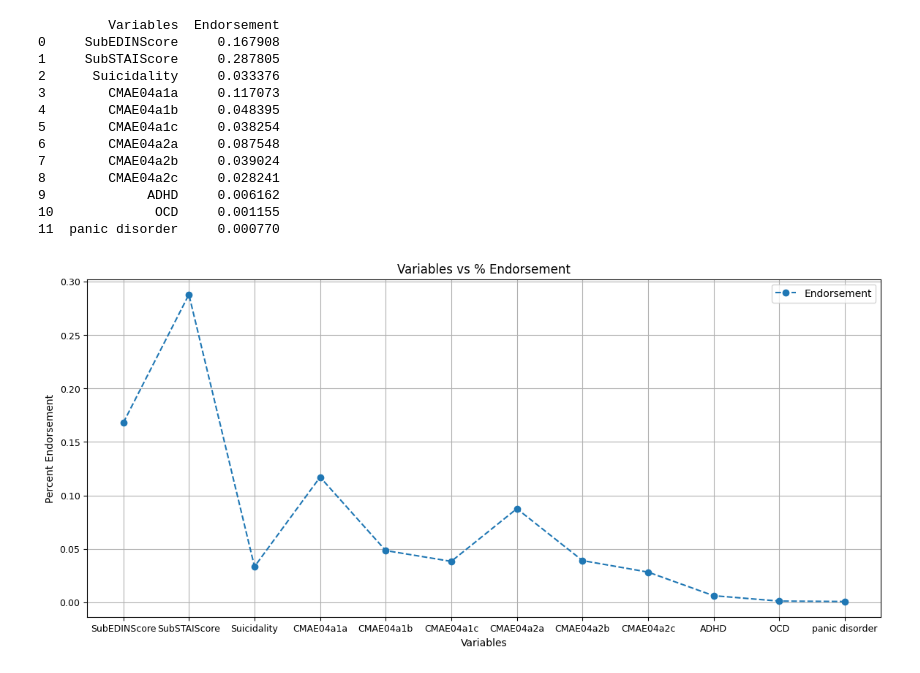
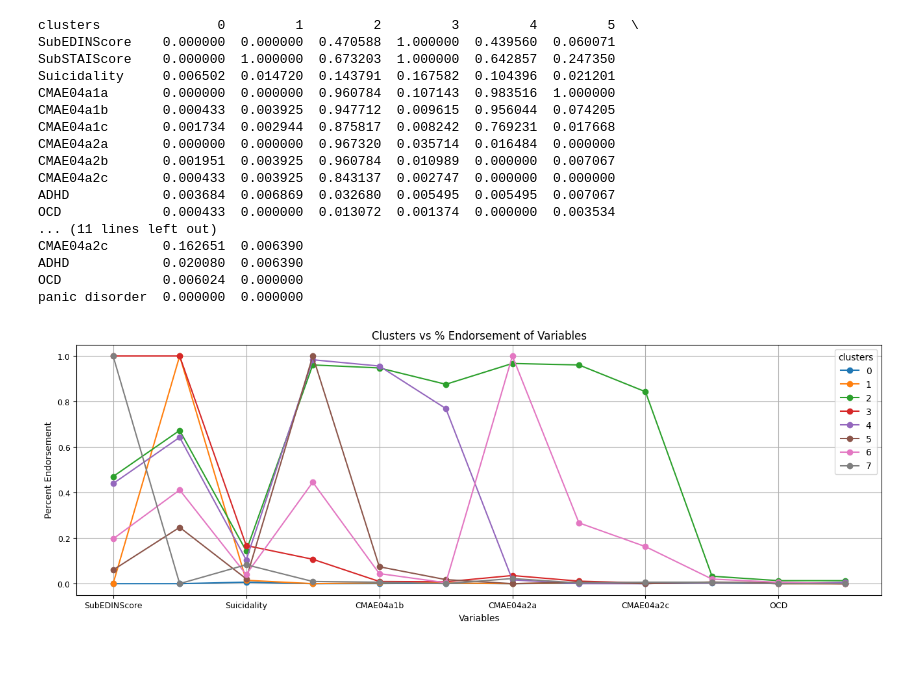
Before and after one commit to ohunger/Research_Owen-Evan-Hetanshee, a Jupyter notebook: cluster.ipynb, the cells around one changed output. Cells and saved outputs as stored; diff of their text form; code cells hidden in the pictures.

```diff
--- a/cluster.ipynb
+++ b/cluster.ipynb
@@ -1,60 +1,53 @@
 # %%
 import numpy as np
 import pandas as pd
 
 from sklearn import datasets
 import matplotlib.pyplot as plt
 from sklearn.cluster import KMeans
 from sklearn.decomposition import PCA
 from pathlib import Path
 from sklearn.preprocessing import StandardScaler
 from mpl_toolkits.mplot3d import Axes3D
 from sklearn.datasets import make_blobs
 
-csv = Path('Research_Owen-Evan-main').with_name('Markers.CSV')
+csv = Path('Research_Owen-Evan-main').with_name('Clusters.CSV') # exported Hetanshees cluster dataset
 df = pd.read_csv(csv)
 
 def main():
-    x = df
-    x.drop(columns=["PublicID"], inplace=True)  #dropping non int columns
-    x.drop(columns=["Unnamed: 0"], inplace=True)
-    x = x.fillna(0)
+    plottin(df)
 
-    plottin(x)
-    #x = StandardScaler().fit_transform(x)
+def plottin(dataf):
+    #copy = pd.DataFrame({'Variables':['SubEDINScore', 'SubSTAIScore', 'Suicidality', 'CMAE04a1a', 'CMAE04a1b','CMAE04a1c','CMAE04a2a','CMAE04a2b','CMAE04a2c','ADHD','OCD','panic disorder']})
+    copy = pd.DataFrame()
+    copy = dataf.groupby('clusters')[['SubEDINScore', 'SubSTAIScore', 'Suicidality', 'CMAE04a1a', 'CMAE04a1b','CMAE04a1c','CMAE04a2a','CMAE04a2b','CMAE04a2c','ADHD','OCD','panic disorder']].mean()
+    copy = copy.T
+    print(copy)
+
+    copy.plot(figsize=(16,5),fontsize=9, marker = 'o',
+                        linestyle = '-',title = "Clusters vs % Endorsement of Variables",grid=True,
+                        xlabel = 'Variables',ylabel = 'Percent Endorsement')
+
+    #plt.show()
 
 
-#function for plotting. I'm  not sure what they really mean by the task this is my best attempt for now
-def plottin(dataf):
-    copy = pd.DataFrame({'Variables':['SubEDINScore', 'SubSTAIScore', 'Suicidality', 'CMAE04a1a', 'CMAE04a1b','CMAE04a1c','CMAE04a2a','CMAE04a2b','CMAE04a2c','ADHD','OCD','panic disorder'],'Endorsement':[0,0,0,0,0,0,0,0,0,0,0,0]})
-    i = 0
-    for (columnName, columnData) in dataf.items():
-        copy['Endorsement'].iat[i] = len(dataf[dataf[columnName]==1])/len(dataf[columnName])
-        i+=1
-        #realized i coulda just done mean here woops
-        pass
-    print(copy)
-
-    ax = copy.plot.line(x='Variables', y='Endorsement', rot=0,figsize=(14,6),
-        fontsize=9, marker = 'o', linestyle = '--',
-        title = "Variables vs % Endorsement",grid=True,xticks=copy.index,
-        xlabel = 'Variables',ylabel = 'Percent Endorsement')
-    plt.show()
-    pass
-
 main()
 # %% [output]
-         Variables  Endorsement
-0     SubEDINScore     0.167908
-1     SubSTAIScore     0.287805
-2      Suicidality     0.033376
-3        CMAE04a1a     0.117073
-4        CMAE04a1b     0.048395
-5        CMAE04a1c     0.038254
-6        CMAE04a2a     0.087548
-7        CMAE04a2b     0.039024
-8        CMAE04a2c     0.028241
-9             ADHD     0.006162
-10             OCD     0.001155
-11  panic disorder     0.000770
+clusters               0         1         2         3         4         5  \
+SubEDINScore    0.000000  0.000000  0.470588  1.000000  0.439560  0.060071
+SubSTAIScore    0.000000  1.000000  0.673203  1.000000  0.642857  0.247350
+Suicidality     0.006502  0.014720  0.143791  0.167582  0.104396  0.021201
+CMAE04a1a       0.000000  0.000000  0.960784  0.107143  0.983516  1.000000
+CMAE04a1b       0.000433  0.003925  0.947712  0.009615  0.956044  0.074205
+CMAE04a1c       0.001734  0.002944  0.875817  0.008242  0.769231  0.017668
+CMAE04a2a       0.000000  0.000000  0.967320  0.035714  0.016484  0.000000
+CMAE04a2b       0.001951  0.003925  0.960784  0.010989  0.000000  0.007067
+CMAE04a2c       0.000433  0.003925  0.843137  0.002747  0.000000  0.000000
+ADHD            0.003684  0.006869  0.032680  0.005495  0.005495  0.007067
+OCD             0.000433  0.000000  0.013072  0.001374  0.000000  0.003534
+... (11 lines left out)
+CMAE04a2c       0.162651  0.006390
+ADHD            0.020080  0.006390
+OCD             0.006024  0.000000
+panic disorder  0.000000  0.000000
-[figure, old version]
+[figure, new version]
```
